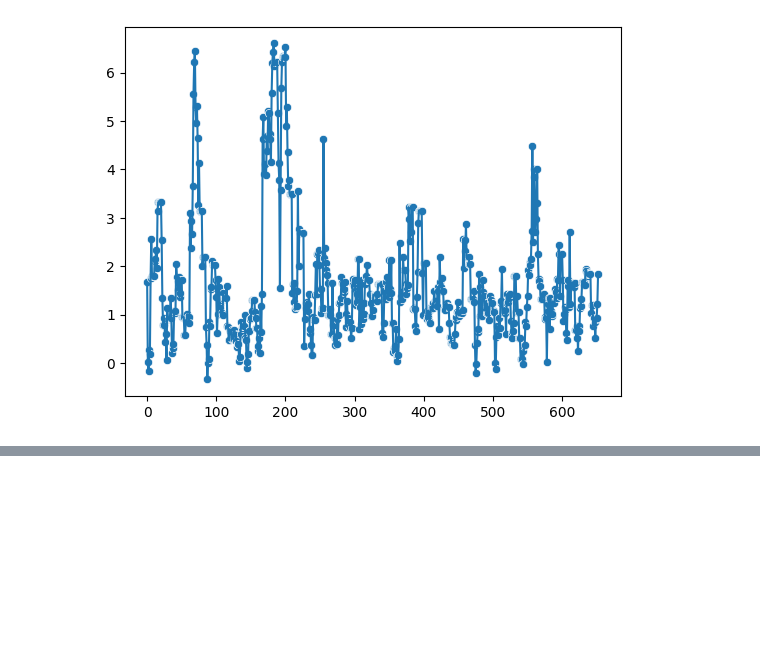
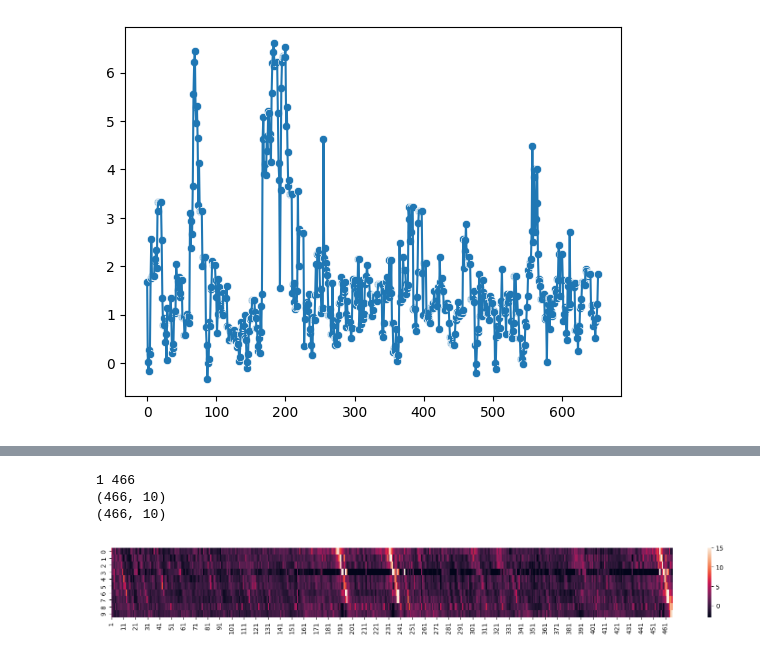
Before and after one commit to gezmi/ColabDesign, a Jupyter notebook: plmalign_pipeline.ipynb, the cells around one changed output, grey strips where cells are left out. Saved outputs shown, nothing was run; the diff lists cells and outputs as text; code cells hidden in the pictures; blank space fills up the shorter version.

```diff
--- a/plmalign_pipeline.ipynb
+++ b/plmalign_pipeline.ipynb
@@ -608,0 +666,27 @@ PP--N 3 76
+# %%
+single_target_pcna = 'DPOD3_HUMAN'
+single_query_pcna = 'ELMI000792'
+extr = plmalign()
+extr.MODE = 'local'
+results_pcna = extr.embedding_to_span(query_embeddings_pcna[single_query_pcna], target_embeddings_pcna[single_target_pcna], result_mode='all')
+# %%
+start_pcna = 1
+end_pcna = len(target_embeddings_pcna[single_target_pcna])
+print(start_pcna, end_pcna)
+print(results_pcna[1].shape)
+print(results_pcna[1][(start_pcna-1):end_pcna,:].shape)
+
+fig = sns.heatmap(results_pcna[1][(start_pcna-1):end_pcna,:].T, vmin=-3, vmax=15)
+
+# change the ratio of the figure
+fig.figure.set_size_inches(20, 2)
+
+# add x axis ticks from 180 to 211 and make them turn 90 degrees
+fig.set_xticks(range(0, end_pcna-start_pcna, 10))
+fig.set_xticklabels(range(start_pcna, end_pcna, 10), rotation=90)
+plt.show()
+# %% [output]
+1 466
+(466, 10)
+(466, 10)
+[figure, added]
```
Also changed, not shown: parts of 22 cells of this notebook.
